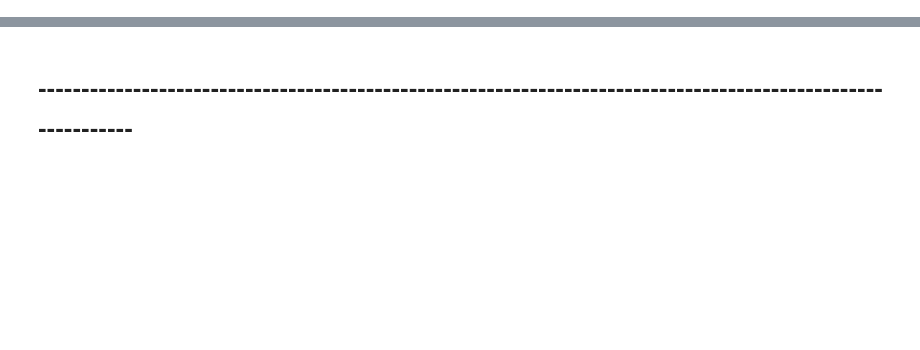
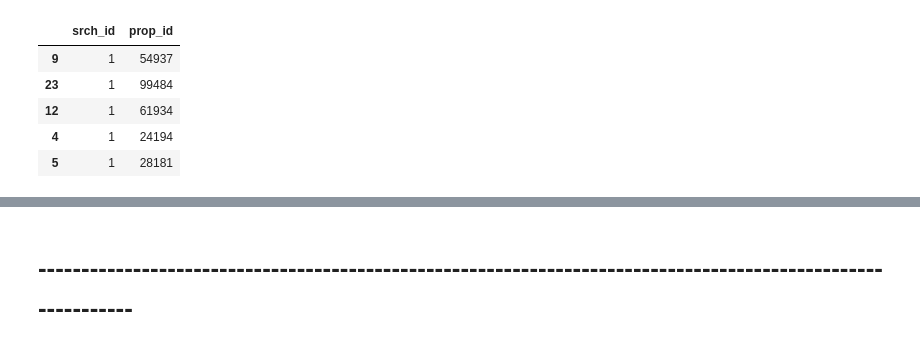
Before and after one commit to martinpucheuaviles/dmt_assignment2-, a Jupyter notebook: dmt_assignment_2_v2.ipynb, the cells around one changed output, grey strips where cells are left out. Saved outputs shown, nothing was run; the diff lists cells and outputs as text; code cells hidden in the pictures; blank space fills up the shorter version.

```diff
--- a/dmt_assignment_2_v2.ipynb
+++ b/dmt_assignment_2_v2.ipynb
@@ -305 +302,10 @@ aux_test2
+# %%
+test_data.head()
+# %% [output]
+|  | srch_id | prop_id |
+| 9 | 1 | 54937 |
+| 23 | 1 | 99484 |
+| 12 | 1 | 61934 |
+| 4 | 1 | 24194 |
+| 5 | 1 | 28181 |
 # %%
```
Also changed, not shown: parts of 30 cells of this notebook.
